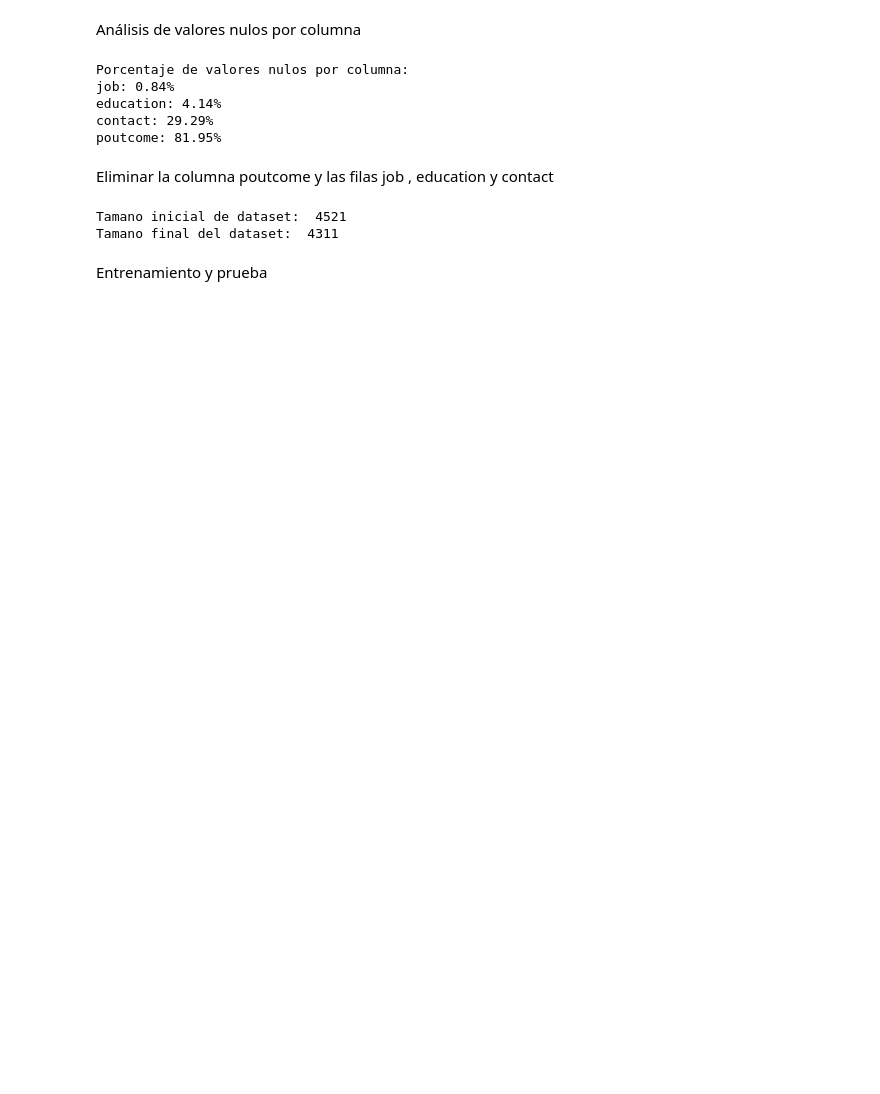
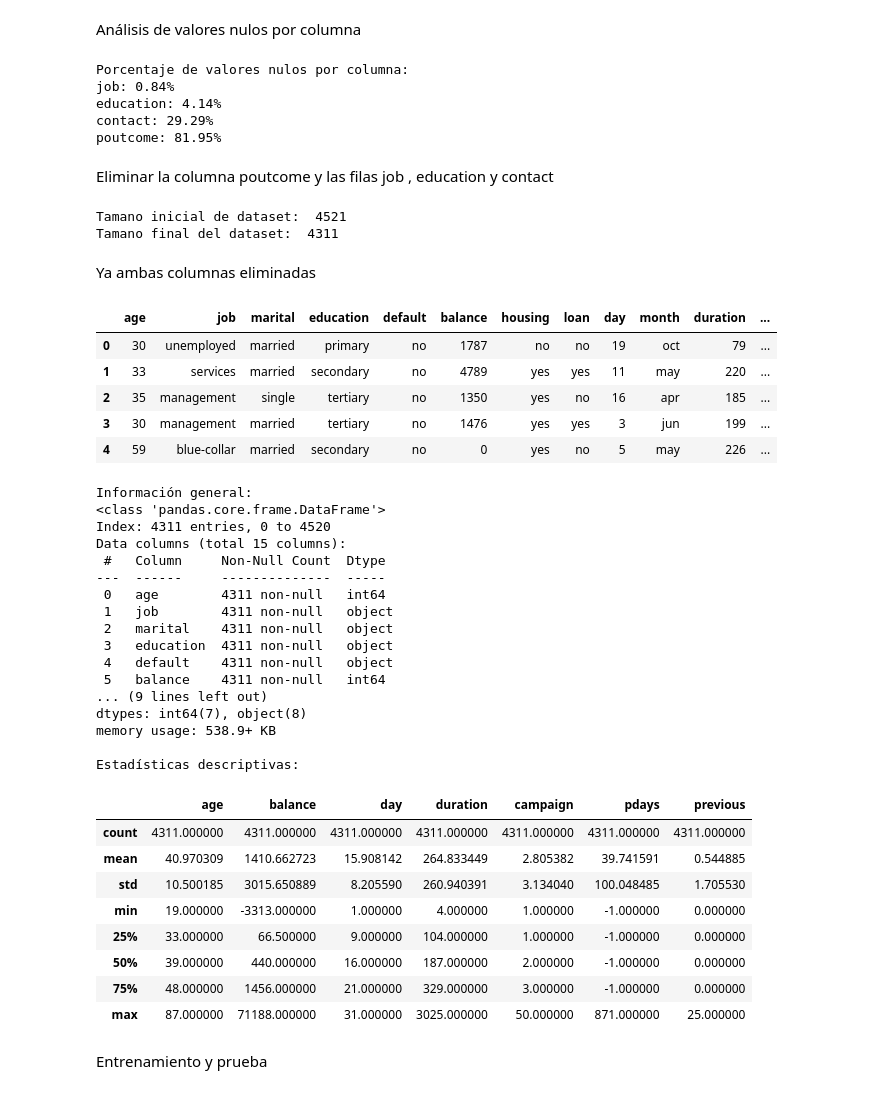
Before and after one commit to Addppz/IA-final, a Jupyter notebook: FUNCION.ipynb, the cells around one changed output. Drawn from its saved outputs; the diff is of its cells as text; code cells hidden in the pictures; blank space fills up the shorter version.

```diff
--- a/FUNCION.ipynb
+++ b/FUNCION.ipynb
@@ -338,6 +293,51 @@ print("Tamano final del dataset: ",df_clean.shape[0])
 # %% [output]
 Tamano inicial de dataset:  4521
 Tamano final del dataset:  4311
+# %% [markdown]
+Ya ambas columnas eliminadas
+# %%
+display(df_clean.head())
+
+# Información general del dataset
+print("Información general:")
+df_clean.info()
+
+# Estadísticas descriptivas para variables numéricas
+print("\nEstadísticas descriptivas:")
+display(df_clean.describe())
+# %% [output]
+|  | age | job | marital | education | default | balance | housing | loan | day | month | duration | ... |
+| 0 | 30 | unemployed | married | primary | no | 1787 | no | no | 19 | oct | 79 | ... |
+| 1 | 33 | services | married | secondary | no | 4789 | yes | yes | 11 | may | 220 | ... |
+| 2 | 35 | management | single | tertiary | no | 1350 | yes | no | 16 | apr | 185 | ... |
+| 3 | 30 | management | married | tertiary | no | 1476 | yes | yes | 3 | jun | 199 | ... |
+| 4 | 59 | blue-collar | married | secondary | no | 0 | yes | no | 5 | may | 226 | ... |
+Información general:
+<class 'pandas.core.frame.DataFrame'>
+Index: 4311 entries, 0 to 4520
+Data columns (total 15 columns):
+ #   Column     Non-Null Count  Dtype
+---  ------     --------------  -----
+ 0   age        4311 non-null   int64
+ 1   job        4311 non-null   object
+ 2   marital    4311 non-null   object
+ 3   education  4311 non-null   object
+ 4   default    4311 non-null   object
+ 5   balance    4311 non-null   int64
+... (9 lines left out)
+dtypes: int64(7), object(8)
+memory usage: 538.9+ KB
+
+Estadísticas descriptivas:
+|  | age | balance | day | duration | campaign | pdays | previous |
+| count | 4311.000000 | 4311.000000 | 4311.000000 | 4311.000000 | 4311.000000 | 4311.000000 | 4311.000000 |
+| mean | 40.970309 | 1410.662723 | 15.908142 | 264.833449 | 2.805382 | 39.741591 | 0.544885 |
+| std | 10.500185 | 3015.650889 | 8.205590 | 260.940391 | 3.134040 | 100.048485 | 1.705530 |
+| min | 19.000000 | -3313.000000 | 1.000000 | 4.000000 | 1.000000 | -1.000000 | 0.000000 |
+| 25% | 33.000000 | 66.500000 | 9.000000 | 104.000000 | 1.000000 | -1.000000 | 0.000000 |
+| 50% | 39.000000 | 440.000000 | 16.000000 | 187.000000 | 2.000000 | -1.000000 | 0.000000 |
+| 75% | 48.000000 | 1456.000000 | 21.000000 | 329.000000 | 3.000000 | -1.000000 | 0.000000 |
+| max | 87.000000 | 71188.000000 | 31.000000 | 3025.000000 | 50.000000 | 871.000000 | 25.000000 |
 # %% [markdown]
 Entrenamiento y prueba
 # %%
```
Also changed, not shown: parts of 8 cells of this notebook.
